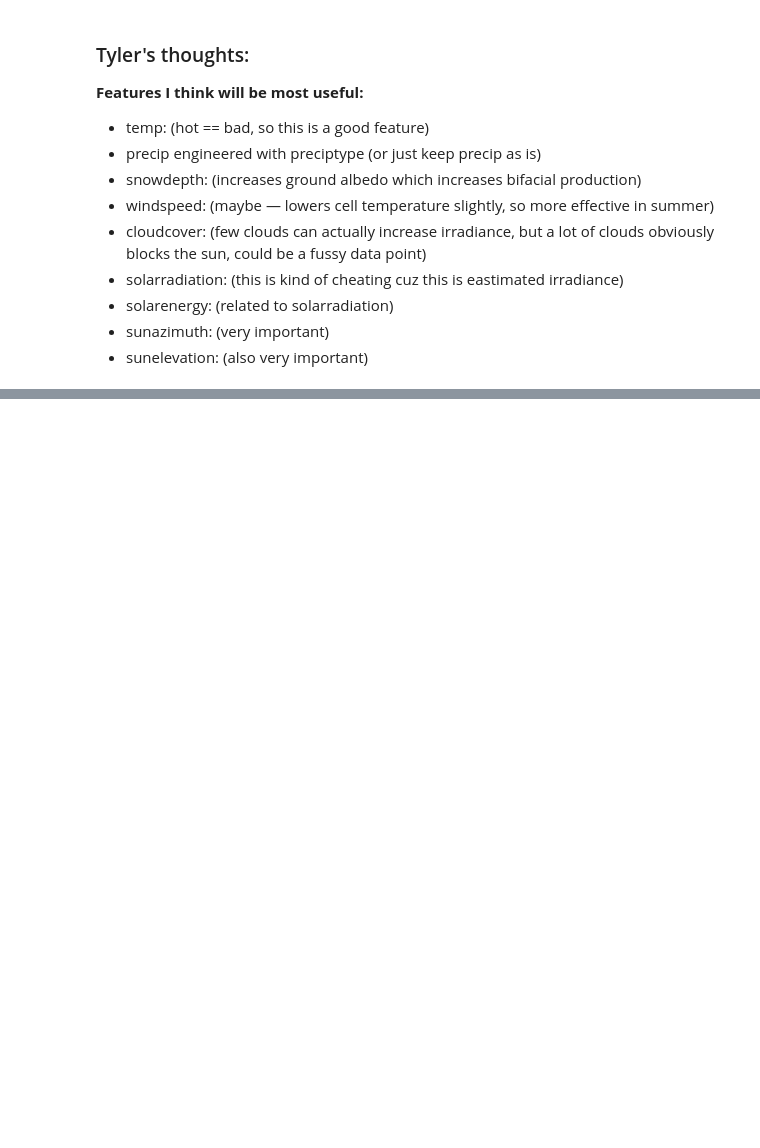
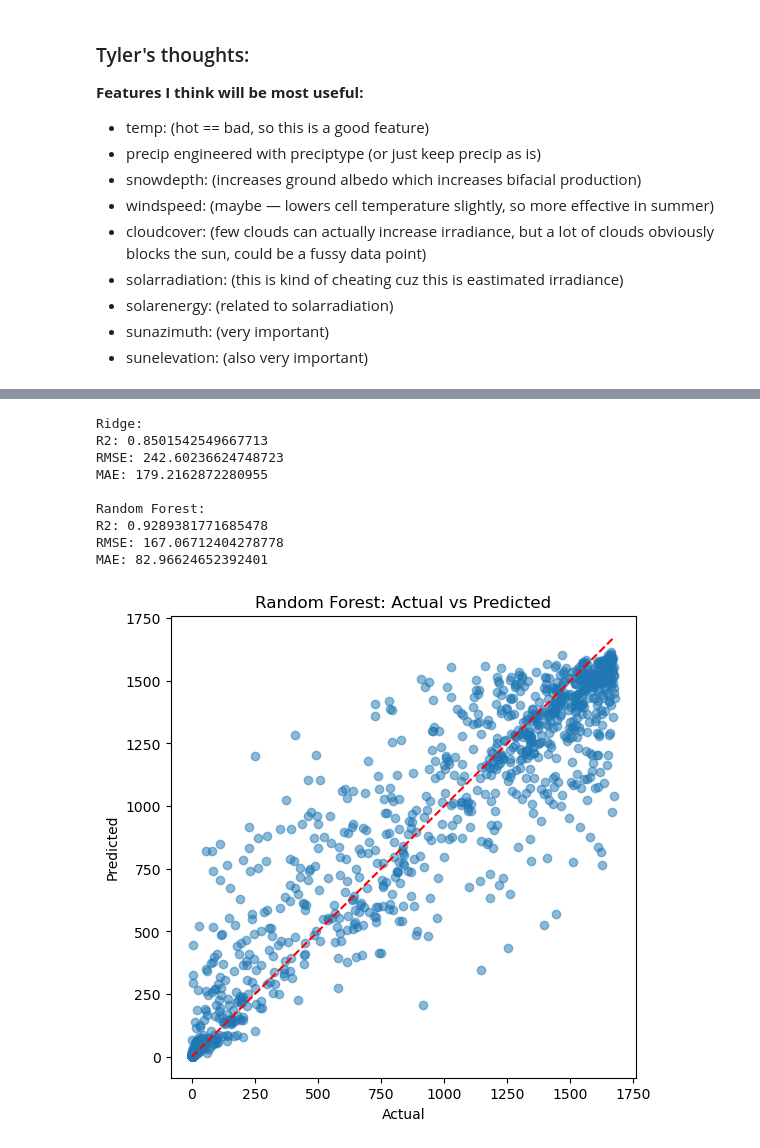
Before and after one commit to khakis23/JuniorDesignP1, a Jupyter notebook: main.ipynb, the cells around one changed output, grey strips where cells are left out. Cells and saved outputs as stored; diff of their text form; code cells hidden in the pictures; blank space fills up the shorter version.

```diff
--- a/main.ipynb
+++ b/main.ipynb
@@ -264,0 +445,33 @@ TypeError: got an unexpected keyword argument 'squared'
+# %%
+from sklearn.metrics import r2_score, mean_squared_error, mean_absolute_error
+
+print("Ridge:")
+print("R2:", r2_score(y_test, pred_ridge))
+print("RMSE:", mean_squared_error(y_test, pred_ridge, squared=False))
+print("MAE:", mean_absolute_error(y_test, pred_ridge))
+
+print("\nRandom Forest:")
+print("R2:", r2_score(y_test, pred_rf))
+print("RMSE:", mean_squared_error(y_test, pred_rf, squared=False))
+print("MAE:", mean_absolute_error(y_test, pred_rf))
+
+plt.figure(figsize=(6,6))
+plt.scatter(y_test, pred_rf, alpha=0.5)
+plt.plot([y_test.min(), y_test.max()],
+         [y_test.min(), y_test.max()],
+         'r--')
+plt.xlabel("Actual")
+plt.ylabel("Predicted")
+plt.title("Random Forest: Actual vs Predicted")
+plt.show()
+# %% [output]
+Ridge:
+R2: 0.8501542549667713
+RMSE: 242.60236624748723
+MAE: 179.2162872280955
+
+Random Forest:
+R2: 0.9289381771685478
+RMSE: 167.06712404278778
+MAE: 82.96624652392401
+[figure, added]
```
Also changed, not shown: parts of 9 cells of this notebook, 2 other files.
